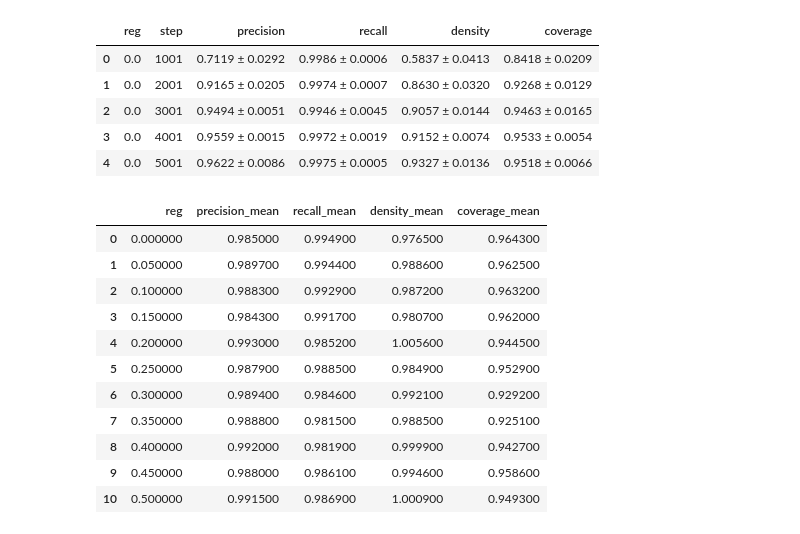
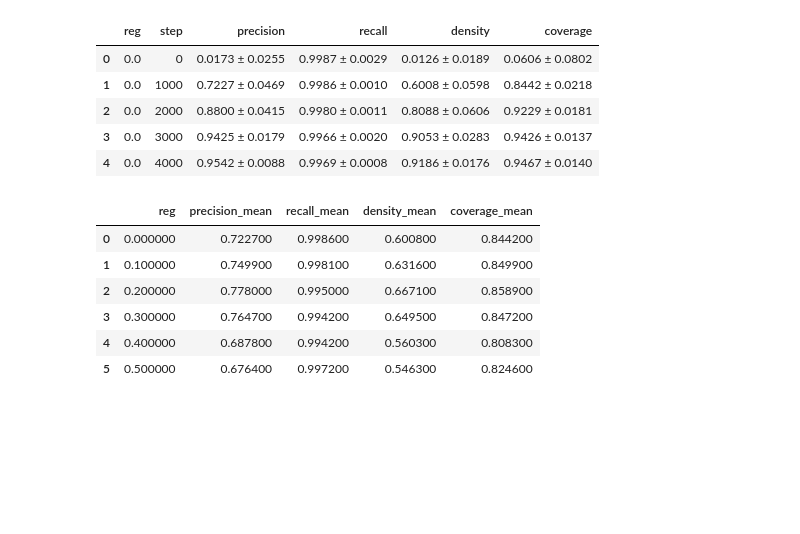
Before and after one commit to ShakthiPerera/diffusion-demo, a Jupyter notebook: steps_vs_prdc.ipynb, the cells around one changed output. Cells and saved outputs as stored; diff of their text form; code cells hidden in the pictures; blank space fills up the shorter version.

```diff
--- a/steps_vs_prdc.ipynb
+++ b/steps_vs_prdc.ipynb
@@ -7,55 +15,48 @@ import seaborn as sns
 # %%
 # Path to the CSV file
-csv_path = "logs/Swiss_Roll_2025-08-15_15-14-09/prdc_all_regs_steps.csv"
-
-# Load CSV
+csv_path = "logs/Swiss_Roll_2025-08-15_21-15-12/prdc_all_regs_steps.csv"
+dataset_name = extract_dataset_name(csv_path) # Load CSV
 df = pd.read_csv(csv_path)
-
 # Display first few rows
 df.head()
 # %% [output]
 |  | reg | step | precision | recall | density | coverage |
-| 0 | 0.0 | 1001 | 0.7119 ± 0.0292 | 0.9986 ± 0.0006 | 0.5837 ± 0.0413 | 0.8418 ± 0.0209 |
-| 1 | 0.0 | 2001 | 0.9165 ± 0.0205 | 0.9974 ± 0.0007 | 0.8630 ± 0.0320 | 0.9268 ± 0.0129 |
-| 2 | 0.0 | 3001 | 0.9494 ± 0.0051 | 0.9946 ± 0.0045 | 0.9057 ± 0.0144 | 0.9463 ± 0.0165 |
-| 3 | 0.0 | 4001 | 0.9559 ± 0.0015 | 0.9972 ± 0.0019 | 0.9152 ± 0.0074 | 0.9533 ± 0.0054 |
-| 4 | 0.0 | 5001 | 0.9622 ± 0.0086 | 0.9975 ± 0.0005 | 0.9327 ± 0.0136 | 0.9518 ± 0.0066 |
+| 0 | 0.0 | 0 | 0.0173 ± 0.0255 | 0.9987 ± 0.0029 | 0.0126 ± 0.0189 | 0.0606 ± 0.0802 |
+| 1 | 0.0 | 1000 | 0.7227 ± 0.0469 | 0.9986 ± 0.0010 | 0.6008 ± 0.0598 | 0.8442 ± 0.0218 |
+| 2 | 0.0 | 2000 | 0.8800 ± 0.0415 | 0.9980 ± 0.0011 | 0.8088 ± 0.0606 | 0.9229 ± 0.0181 |
+| 3 | 0.0 | 3000 | 0.9425 ± 0.0179 | 0.9966 ± 0.0020 | 0.9053 ± 0.0283 | 0.9426 ± 0.0137 |
+| 4 | 0.0 | 4000 | 0.9542 ± 0.0088 | 0.9969 ± 0.0008 | 0.9186 ± 0.0176 | 0.9467 ± 0.0140 |
 # %%
 # Specify the step and regs you want to show
-step_value = 39001
+step_value = 1000
 
 regs_to_show = [0, 0.05, 0.1, 0.15, 0.2, 0.25, 0.3, 0.35, 0.4, 0.45, 0.5]  # list the reg values you want
 # regs_to_show = [0, 0.1, 0.2, 0.3, 0.4, 0.5]
 
 summary = df[df['step'] == step_value]
 summary = summary[summary['reg'].isin(regs_to_show)]
 summary = summary.drop(columns=['step']).reset_index(drop=True)
 
 # Split ± columns into mean and std
 for col in ['precision', 'recall', 'density', 'coverage']:
     summary[[f'{col}_mean', f'{col}_std']] = summary[col].str.split(' ± ', expand=True)
     summary[f'{col}_mean'] = summary[f'{col}_mean'].astype(float)
     summary[f'{col}_std'] = summary[f'{col}_std'].astype(float)
 
 # Keep reg + mean columns for coloring
 highlight_cols = ['precision_mean', 'recall_mean', 'density_mean', 'coverage_mean']
 display_cols = ['reg'] + highlight_cols
 
 # Display with gradient on mean values
 summary[display_cols].style.background_gradient(subset=highlight_cols, cmap='Greys')
 # %% [output]
 |  | reg | precision_mean | recall_mean | density_mean | coverage_mean |
-| 0 | 0.000000 | 0.985000 | 0.994900 | 0.976500 | 0.964300 |
-| 1 | 0.050000 | 0.989700 | 0.994400 | 0.988600 | 0.962500 |
-| 2 | 0.100000 | 0.988300 | 0.992900 | 0.987200 | 0.963200 |
-| 3 | 0.150000 | 0.984300 | 0.991700 | 0.980700 | 0.962000 |
-| 4 | 0.200000 | 0.993000 | 0.985200 | 1.005600 | 0.944500 |
-| 5 | 0.250000 | 0.987900 | 0.988500 | 0.984900 | 0.952900 |
-| 6 | 0.300000 | 0.989400 | 0.984600 | 0.992100 | 0.929200 |
-| 7 | 0.350000 | 0.988800 | 0.981500 | 0.988500 | 0.925100 |
-| 8 | 0.400000 | 0.992000 | 0.981900 | 0.999900 | 0.942700 |
-| 9 | 0.450000 | 0.988000 | 0.986100 | 0.994600 | 0.958600 |
-| 10 | 0.500000 | 0.991500 | 0.986900 | 1.000900 | 0.949300 |
+| 0 | 0.000000 | 0.722700 | 0.998600 | 0.600800 | 0.844200 |
+| 1 | 0.100000 | 0.749900 | 0.998100 | 0.631600 | 0.849900 |
+| 2 | 0.200000 | 0.778000 | 0.995000 | 0.667100 | 0.858900 |
+| 3 | 0.300000 | 0.764700 | 0.994200 | 0.649500 | 0.847200 |
+| 4 | 0.400000 | 0.687800 | 0.994200 | 0.560300 | 0.808300 |
+| 5 | 0.500000 | 0.676400 | 0.997200 | 0.546300 | 0.824600 |
 # %%
 regs_to_plot = [0, 0.3]  # change as needed
 
```
Also changed, not shown: parts of 3 cells of this notebook.
